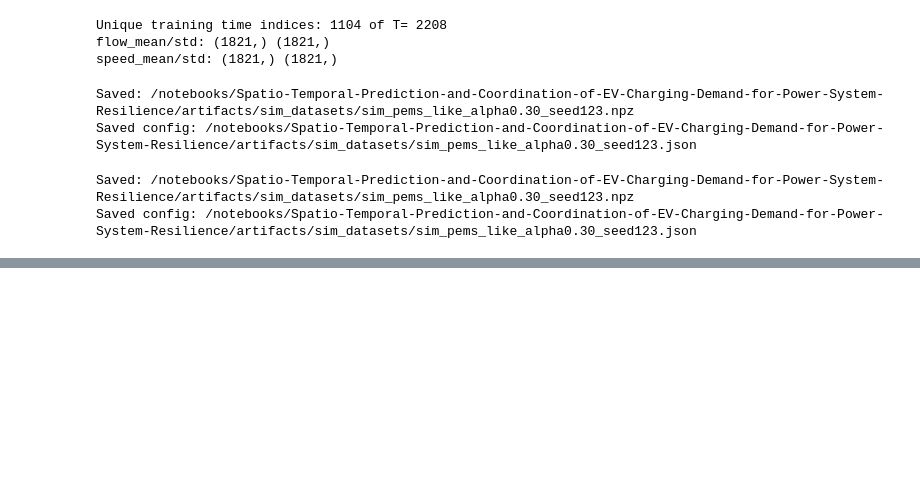
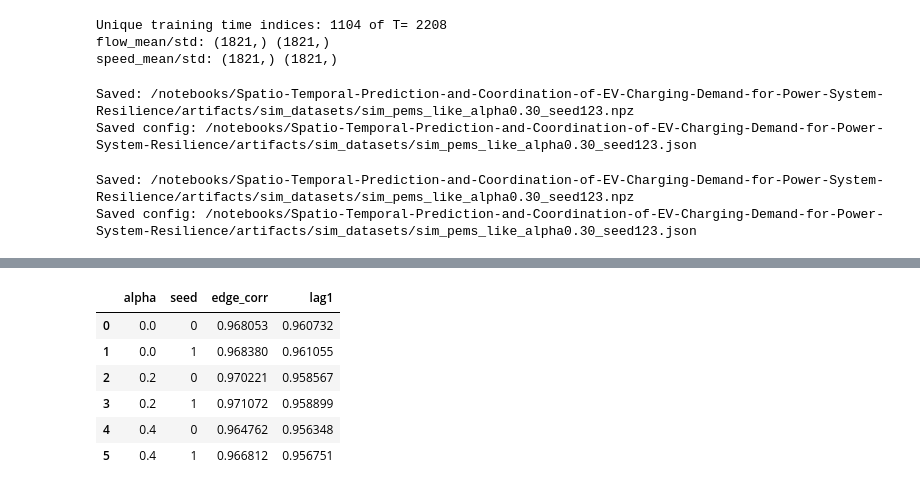
Before and after one commit to RichelCode/Spatio-Temporal-Prediction-and-Coordination-of-EV-Charging-Demand-for-Power-System-Resilience, a Jupyter notebook: Simulation_aspect.ipynb, the cells around one changed output, grey strips where cells are left out. Cells and saved outputs as stored; diff of their text form; code cells hidden in the pictures; blank space fills up the shorter version.

```diff
--- a/Simulation_aspect.ipynb
+++ b/Simulation_aspect.ipynb
@@ -361,0 +537,66 @@ Saved config: /notebooks/Spatio-Temporal-Prediction-and-Coordination-of-EV-Charg
+# %%
+# Build an edge list from A (sample edges for speed)
+edges = np.argwhere(A > 0)
+edges = edges[edges[:, 0] < edges[:, 1]]  # unique undirected edges
+edges = edges[edges[:, 0] != edges[:, 1]] # remove diagonal if any
+
+rng = np.random.default_rng(123)
+num_edges = len(edges)
+sample_k = min(2000, num_edges)
+edge_sample = edges[rng.choice(num_edges, size=sample_k, replace=False)]
+
+def mean_edge_corr(flow_2d: np.ndarray, edge_sample: np.ndarray) -> float:
+    """
+    flow_2d: (T,N)
+    returns mean corr across sampled edges.
+    """
+    corrs = []
+    for i, j in edge_sample:
+        a = flow_2d[:, i]
+        b = flow_2d[:, j]
+        sa = a.std()
+        sb = b.std()
+        if sa < 1e-6 or sb < 1e-6:
+            continue
+        c = np.corrcoef(a, b)[0, 1]
+        if np.isfinite(c):
+            corrs.append(c)
+    return float(np.mean(corrs)) if len(corrs) else float("nan")
+
+def mean_lag1_autocorr(flow_2d: np.ndarray) -> float:
+    """Average lag-1 autocorrelation across a random subset of nodes."""
+    rng = np.random.default_rng(999)
+    N = flow_2d.shape[1]
+    nodes = rng.choice(N, size=min(200, N), replace=False)
+    vals = []
+    for n in nodes:
+        x = flow_2d[:, n]
+        x0 = x[:-1]
+        x1 = x[1:]
+        if x0.std() < 1e-6 or x1.std() < 1e-6:
+            continue
+        vals.append(np.corrcoef(x0, x1)[0, 1])
+    return float(np.mean(vals)) if len(vals) else float("nan")
+
+# Compute metrics for each dataset in the debug index
+metrics = []
+for _, row in df_sim_index.iterrows():
+    data = np.load(row["npz_path"], allow_pickle=True)
+    Y = data["Y"]  # (T,N) flow
+    metrics.append({
+        "alpha": float(row["alpha"]),
+        "seed": int(row["seed"]),
+        "edge_corr": mean_edge_corr(Y, edge_sample),
+        "lag1": mean_lag1_autocorr(Y),
+    })
+
+df_metrics = pd.DataFrame(metrics)
+df_metrics
+# %% [output]
+|  | alpha | seed | edge_corr | lag1 |
+| 0 | 0.0 | 0 | 0.968053 | 0.960732 |
+| 1 | 0.0 | 1 | 0.968380 | 0.961055 |
+| 2 | 0.2 | 0 | 0.970221 | 0.958567 |
+| 3 | 0.2 | 1 | 0.971072 | 0.958899 |
+| 4 | 0.4 | 0 | 0.964762 | 0.956348 |
+| 5 | 0.4 | 1 | 0.966812 | 0.956751 |
```
Also changed, not shown: parts of 4 cells of this notebook, 14 other files.
